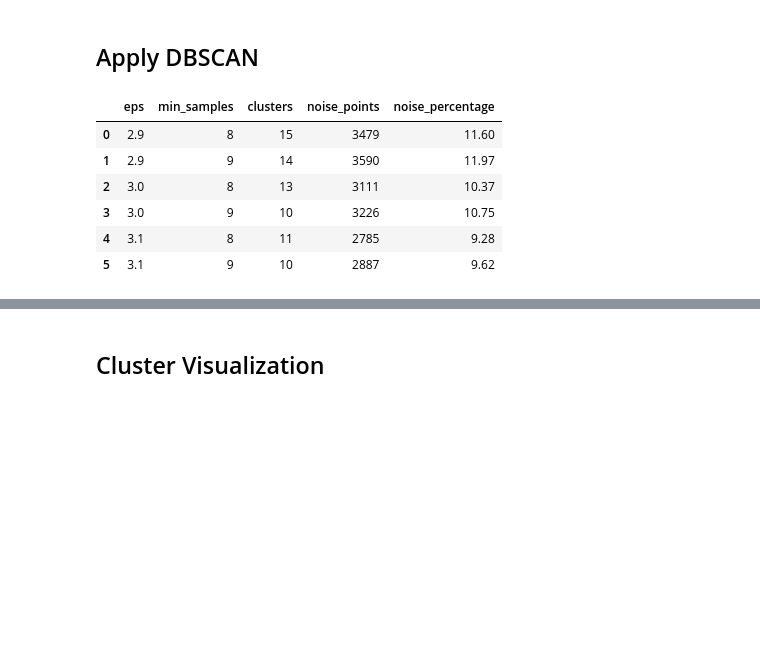
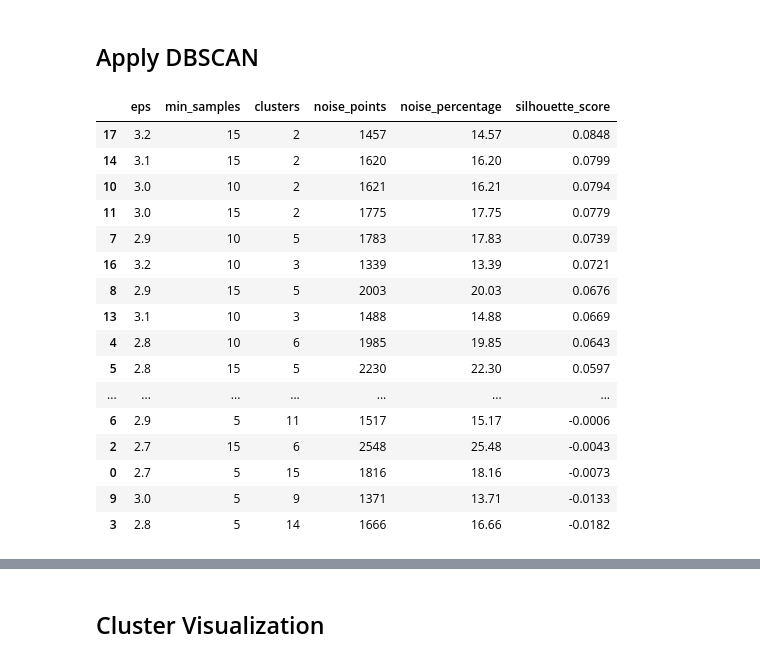
Before and after one commit to DOHA-BASEM3/FINAL-PROJECT, a Jupyter notebook: Ghena_Preprocessing_PCA_tSNE.ipynb, the cells around one changed output, grey strips where cells are left out. Saved outputs shown, nothing was run; the diff lists cells and outputs as text; code cells hidden in the pictures; blank space fills up the shorter version.

```diff
--- a/Ghena_Preprocessing_PCA_tSNE.ipynb
+++ b/Ghena_Preprocessing_PCA_tSNE.ipynb
@@ -345,43 +352,68 @@ from sklearn.metrics import davies_bouldin_score
 # %%
 # Testing multiple DBSCAN parameter combinations
 # to identify the most balanced clustering behavior
-sample_size = 30000
+# using a sampled subset for efficiency.
+sample_size = 10000
 np.random.seed(42)
 
 idx = np.random.choice(len(X_pca), sample_size, replace=False)
 X_sample = X_pca[idx]
 
-eps_values = [2.9, 3.0, 3.1]
-min_samples_values = [8, 9]
-
+eps_values = [2.7, 2.8, 2.9, 3.0, 3.1, 3.2]
+min_samples_values = [5,10,15]
 results = []
 
 for eps in eps_values:
     for min_samples in min_samples_values:
         dbscan = DBSCAN(eps=eps, min_samples=min_samples)
         labels = dbscan.fit_predict(X_sample)
 
         n_noise = np.sum(labels == -1)
         n_clusters = len(set(labels)) - (1 if -1 in labels else 0)
+        noise_percentage = (n_noise / len(labels)) * 100
+
+        # Metrics are only valid when more than one cluster exists
+        if n_clusters > 1:
+            silhouette = silhouette_score(X_sample, labels)
+            davies_bouldin = davies_bouldin_score(X_sample, labels)
+        else:
+            silhouette = np.nan
+            davies_bouldin = np.nan
 
         results.append({
             "eps": eps,
             "min_samples": min_samples,
             "clusters": n_clusters,
             "noise_points": n_noise,
-            "noise_percentage": round((n_noise / len(labels)) * 100, 2)
+            "noise_percentage": round(noise_percentage, 2),
+            "silhouette_score": round(silhouette, 4) if not np.isnan(silhouette) else np.nan,
+
         })
 
 results_df = pd.DataFrame(results)
+results_df = results_df.sort_values(
+    by="silhouette_score",
+    ascending=False
+)
 results_df
 # %% [output]
-|  | eps | min_samples | clusters | noise_points | noise_percentage |
-| 0 | 2.9 | 8 | 15 | 3479 | 11.60 |
-| 1 | 2.9 | 9 | 14 | 3590 | 11.97 |
-| 2 | 3.0 | 8 | 13 | 3111 | 10.37 |
-| 3 | 3.0 | 9 | 10 | 3226 | 10.75 |
-| 4 | 3.1 | 8 | 11 | 2785 | 9.28 |
-| 5 | 3.1 | 9 | 10 | 2887 | 9.62 |
+|  | eps | min_samples | clusters | noise_points | noise_percentage | silhouette_score |
+| 17 | 3.2 | 15 | 2 | 1457 | 14.57 | 0.0848 |
+| 14 | 3.1 | 15 | 2 | 1620 | 16.20 | 0.0799 |
+| 10 | 3.0 | 10 | 2 | 1621 | 16.21 | 0.0794 |
+| 11 | 3.0 | 15 | 2 | 1775 | 17.75 | 0.0779 |
+| 7 | 2.9 | 10 | 5 | 1783 | 17.83 | 0.0739 |
+| 16 | 3.2 | 10 | 3 | 1339 | 13.39 | 0.0721 |
+| 8 | 2.9 | 15 | 5 | 2003 | 20.03 | 0.0676 |
+| 13 | 3.1 | 10 | 3 | 1488 | 14.88 | 0.0669 |
+| 4 | 2.8 | 10 | 6 | 1985 | 19.85 | 0.0643 |
+| 5 | 2.8 | 15 | 5 | 2230 | 22.30 | 0.0597 |
+| ... | ... | ... | ... | ... | ... | ... |
+| 6 | 2.9 | 5 | 11 | 1517 | 15.17 | -0.0006 |
+| 2 | 2.7 | 15 | 6 | 2548 | 25.48 | -0.0043 |
+| 0 | 2.7 | 5 | 15 | 1816 | 18.16 | -0.0073 |
+| 9 | 3.0 | 5 | 9 | 1371 | 13.71 | -0.0133 |
+| 3 | 2.8 | 5 | 14 | 1666 | 16.66 | -0.0182 |
 # %%
 # Using K-distance graph to estimate a suitable eps value
 # based on nearest neighbor distances
```
Also changed, not shown: parts of 15 cells of this notebook.
